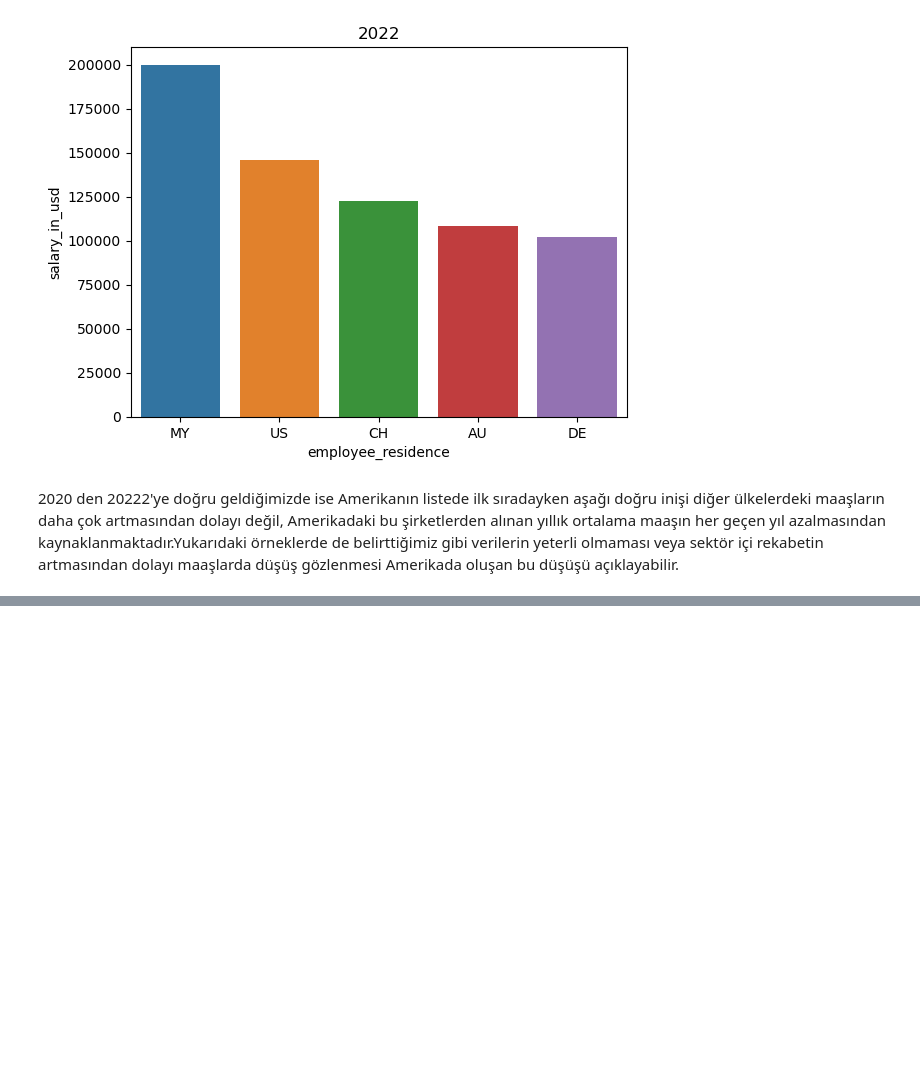
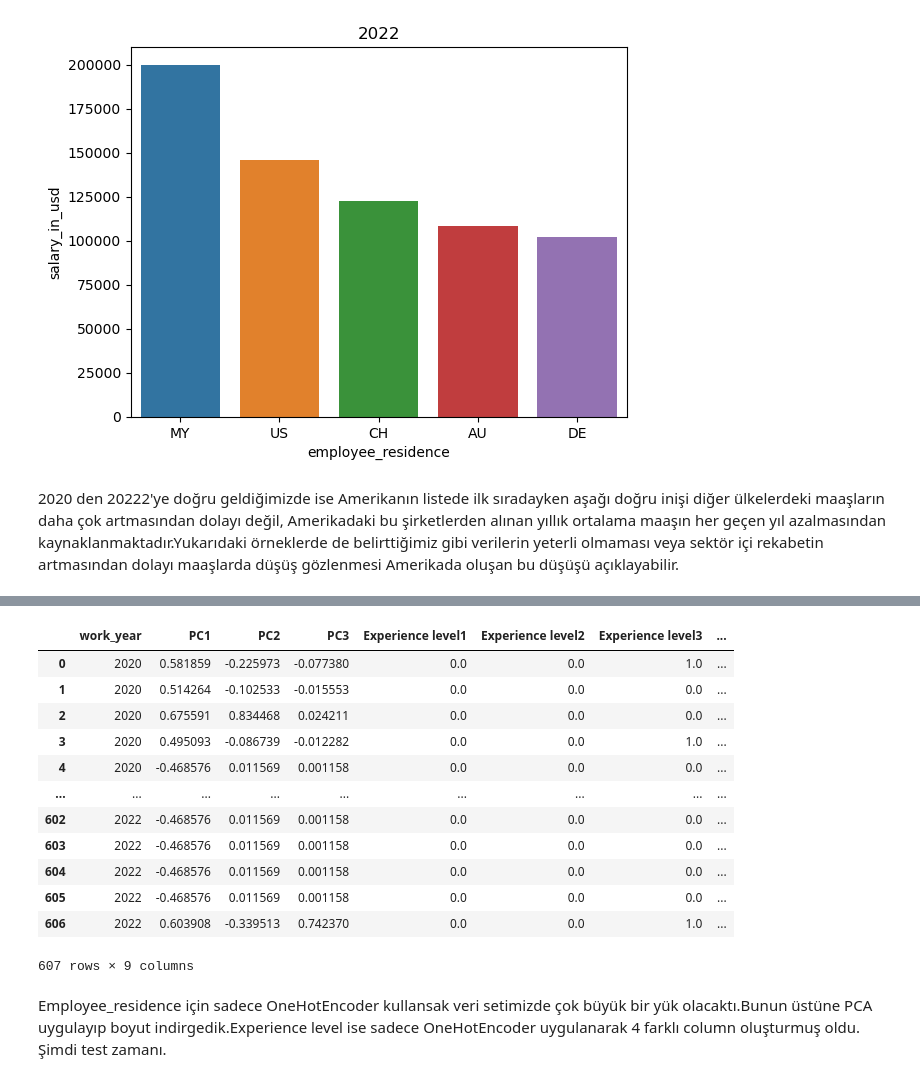
Before and after one commit to ErtugrulDay/Analyses-of-salaries, a Jupyter notebook: anaylsisofsalaries/AnalysisOfSalaries.ipynb, the cells around one changed output, grey strips where cells are left out. Drawn from its saved outputs; the diff is of its cells as text; code cells hidden in the pictures; blank space fills up the shorter version.

```diff
--- a/AnalysisOfSalaries.ipynb
+++ b/anaylsisofsalaries/AnalysisOfSalaries.ipynb
@@ -349,0 +492,6 @@ Text(0.5, 1.0, '2022')
+# %%
+from sklearn.decomposition import PCA
+from sklearn.preprocessing import OneHotEncoder
+df3=df.drop(["Unnamed: 0","employment_type","job_title","salary_currency","remote_ratio","company_size","company_location","salary"],axis=1)
+df3=df3[["work_year","experience_level","employee_residence","salary_in_usd"]]
+df3
@@ -349,0 +512,32 @@ Text(0.5, 1.0, '2022')
+# %%
+ohe=OneHotEncoder()
+el_encoded=ohe.fit_transform(df3[["experience_level"]])
+ohe2=OneHotEncoder()
+er_encoded=ohe2.fit_transform(df3[["employee_residence"]])
+
+pca=PCA(n_components=3)
+er_pca=pca.fit_transform(er_encoded.toarray())
+er_pca_df=pd.DataFrame(data=er_pca,columns=["PC1","PC2","PC3"])
+
+el_encoded_df=pd.DataFrame(data=el_encoded.toarray(),columns=["Experience level1","Experience level2","Experience level3","Experience level4"])
+
+newdf3=pd.concat([df3,er_pca_df,el_encoded_df],axis=1)
+newdf3=newdf3.drop(["experience_level","employee_residence"],axis=1)
+newdf3=newdf3[["work_year","PC1","PC2","PC3","Experience level1","Experience level2","Experience level3","Experience level4","salary_in_usd"]]
+newdf3
+# %% [output]
+|  | work_year | PC1 | PC2 | PC3 | Experience level1 | Experience level2 | Experience level3 | ... |
+| 0 | 2020 | 0.581859 | -0.225973 | -0.077380 | 0.0 | 0.0 | 1.0 | ... |
+| 1 | 2020 | 0.514264 | -0.102533 | -0.015553 | 0.0 | 0.0 | 0.0 | ... |
+| 2 | 2020 | 0.675591 | 0.834468 | 0.024211 | 0.0 | 0.0 | 0.0 | ... |
+| 3 | 2020 | 0.495093 | -0.086739 | -0.012282 | 0.0 | 0.0 | 1.0 | ... |
+| 4 | 2020 | -0.468576 | 0.011569 | 0.001158 | 0.0 | 0.0 | 0.0 | ... |
+| ... | ... | ... | ... | ... | ... | ... | ... | ... |
+| 602 | 2022 | -0.468576 | 0.011569 | 0.001158 | 0.0 | 0.0 | 0.0 | ... |
+| 603 | 2022 | -0.468576 | 0.011569 | 0.001158 | 0.0 | 0.0 | 0.0 | ... |
+| 604 | 2022 | -0.468576 | 0.011569 | 0.001158 | 0.0 | 0.0 | 0.0 | ... |
+| 605 | 2022 | -0.468576 | 0.011569 | 0.001158 | 0.0 | 0.0 | 0.0 | ... |
+| 606 | 2022 | 0.603908 | -0.339513 | 0.742370 | 0.0 | 0.0 | 1.0 | ... |
+607 rows × 9 columns
+# %% [markdown]
+Employee_residence için sadece OneHotEncoder kullansak veri setimizde çok büyük bir yük olacaktı.Bunun üstüne PCA uygulayıp boyut indirgedik.Experience level ise sadece OneHotEncoder uygulanarak 4 farklı column oluşturmuş oldu. Şimdi test zamanı.
```
Also changed, not shown: parts of 33 cells of this notebook, 1 other file.
